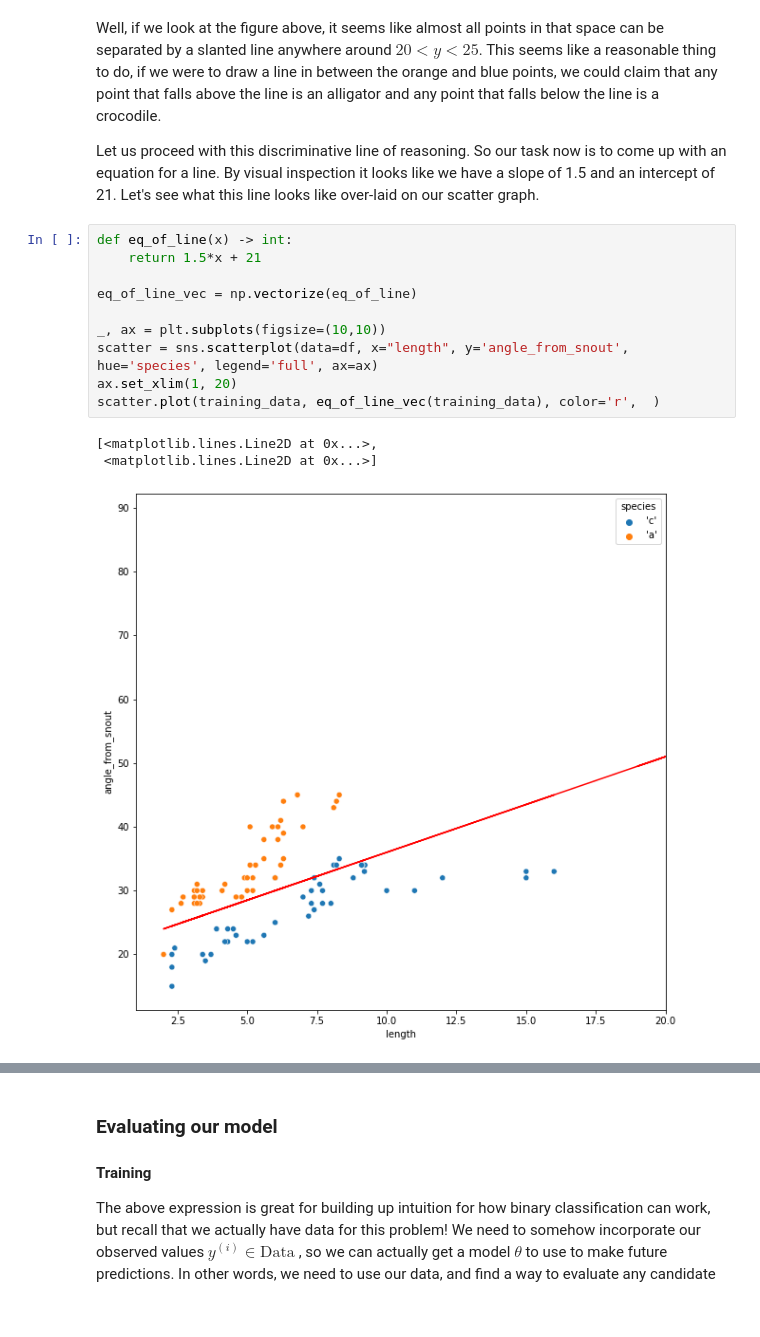
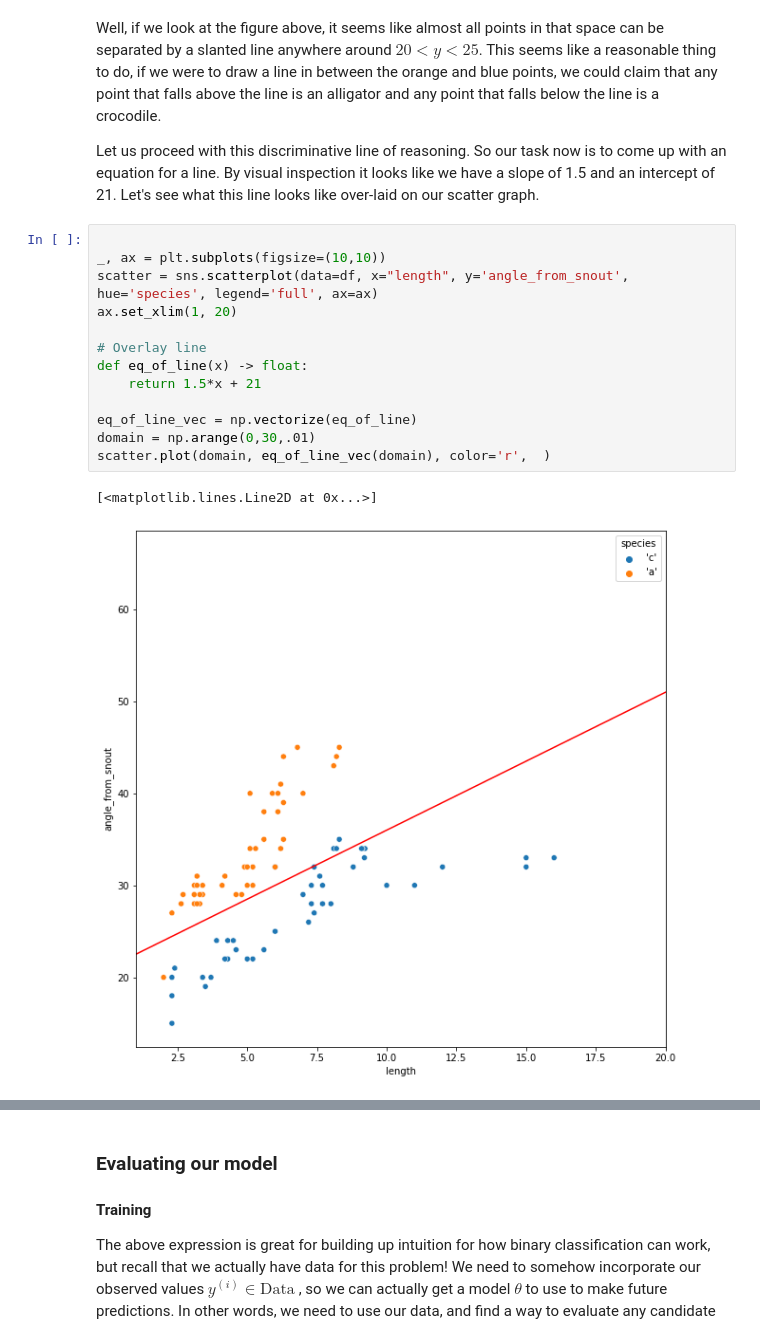
Before and after one commit to amadeovezz/data-sci, a Jupyter notebook: ml/tutorials/classification/dicriminative/binary.ipynb, the cells around one changed output, grey strips where cells are left out. Saved outputs shown, nothing was run; the diff lists cells and outputs as text; blank space fills up the shorter version.

```diff
--- a/ml/tutorials/classification/dicriminative/binary.ipynb
+++ b/ml/tutorials/classification/dicriminative/binary.ipynb
@@ -41,19 +41,21 @@ Let us proceed with this discriminative line of reasoning.  So our task now is t
 By visual inspection it looks like we have a slope of 1.5 and an intercept of 21. Let's see what this line looks like
 over-laid on our scatter graph.
 # %%
-def eq_of_line(x) -> int:
-    return 1.5*x + 21
-
-eq_of_line_vec = np.vectorize(eq_of_line)
 
 _, ax = plt.subplots(figsize=(10,10))
 scatter = sns.scatterplot(data=df, x="length", y='angle_from_snout', hue='species', legend='full', ax=ax)
 ax.set_xlim(1, 20)
-scatter.plot(training_data, eq_of_line_vec(training_data), color='r',  )
+
+# Overlay line
+def eq_of_line(x) -> float:
+    return 1.5*x + 21
+
+eq_of_line_vec = np.vectorize(eq_of_line)
+domain = np.arange(0,30,.01)
+scatter.plot(domain, eq_of_line_vec(domain), color='r',  )
 # %% [output]
-[<matplotlib.lines.Line2D at 0x...>,
- <matplotlib.lines.Line2D at 0x...>]
+[<matplotlib.lines.Line2D at 0x...>]
-[figure, old version]
+[figure, new version]
 # %% [markdown]
 
 ### Linear Algebra
```
Also changed, not shown: 2 other files.
